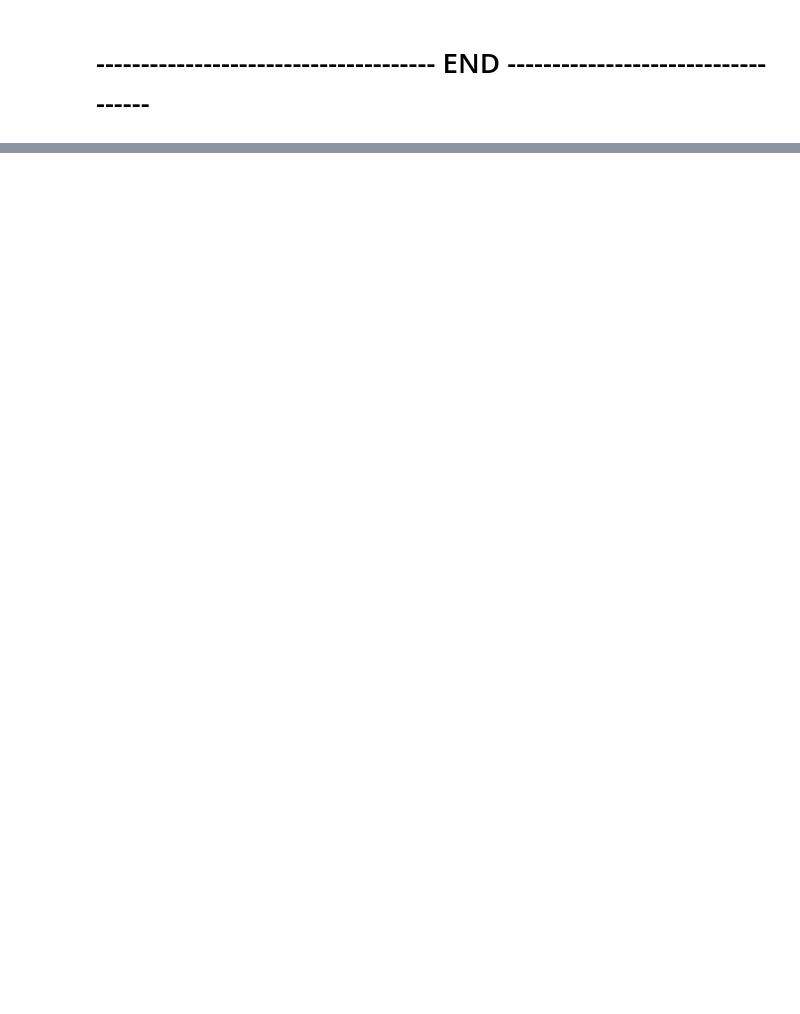
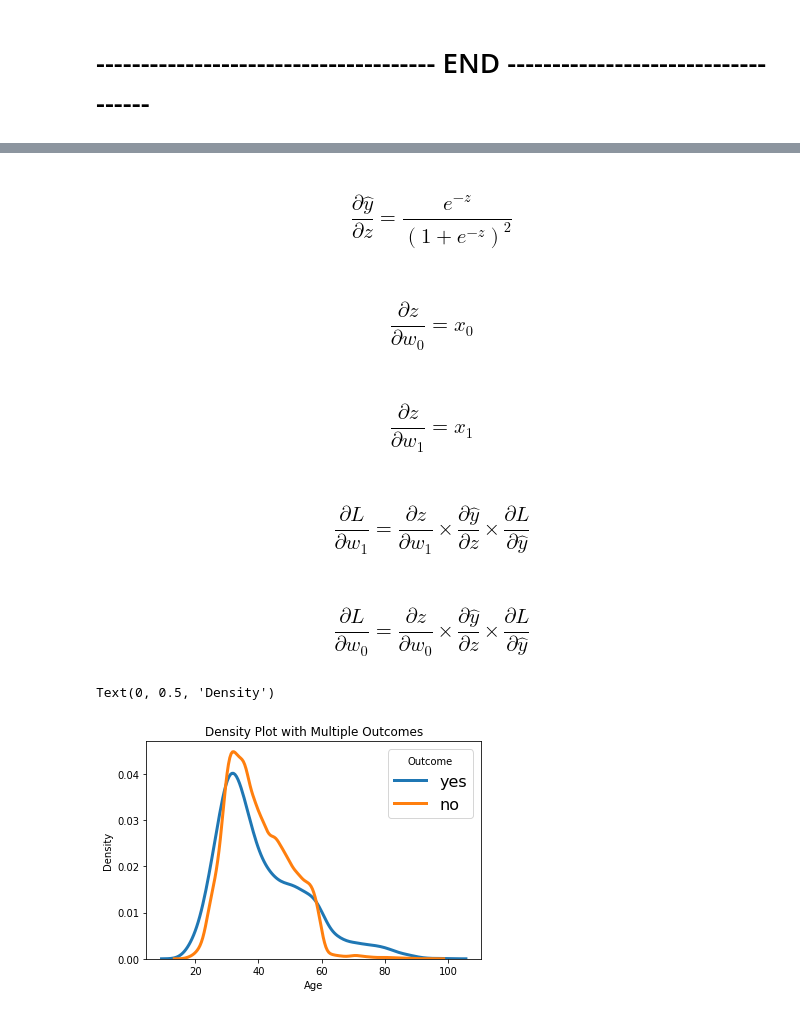
Before and after one commit to chaitanyamanem/Bank-Marketing, a Jupyter notebook: Bank Campaign Data Analysis-adam.ipynb, the cells around one changed output, grey strips where cells are left out. Drawn from its saved outputs; the diff is of its cells as text; code cells hidden in the pictures; blank space fills up the shorter version.

```diff
--- a/Bank Campaign Data Analysis-adam.ipynb
+++ b/Bank Campaign Data Analysis-adam.ipynb
@@ -898,0 +753,29 @@ Ttest_indResult(statistic=6.172087109640128, pvalue=6.80213641846347e-10)
+# %% [markdown]
+### $$ \frac{\partial \hat{y}}{\partial z} = \frac{e^{-z}}{{(1+e^{-z})}^2}$$
+# %% [markdown]
+### $$ \frac{\partial z}{\partial w_0} = x_0$$
+# %% [markdown]
+### $$ \frac{\partial z}{\partial w_1} = x_1$$
+# %% [markdown]
+### $$ \frac{\partial L}{\partial w_1} = \frac{\partial z}{\partial w_1} \times \frac{\partial \hat{y}}{\partial z} \times \frac{\partial L}{\partial \hat{y}} $$
+# %% [markdown]
+### $$ \frac{\partial L}{\partial w_0} = \frac{\partial z}{\partial w_0} \times \frac{\partial \hat{y}}{\partial z} \times \frac{\partial L}{\partial \hat{y}} $$
+# %%
+outcomes = ['yes','no']
+for outcome in outcomes:
+    # Subset to the airline
+    subset = df[df['y'] == outcome]
+
+    # Draw the density plot
+    sns.distplot(subset['age'], hist = False, kde = True,
+                 kde_kws = {'linewidth': 3},
+                 label = outcome)
+
+# Plot formatting
+plt.legend(prop={'size': 16}, title = 'Outcome')
+plt.title('Density Plot with Multiple Outcomes')
+plt.xlabel('Age')
+plt.ylabel('Density')
+# %% [output]
+Text(0, 0.5, 'Density')
+[figure, added]
```
Also changed, not shown: parts of 34 cells of this notebook, 8 other files.
